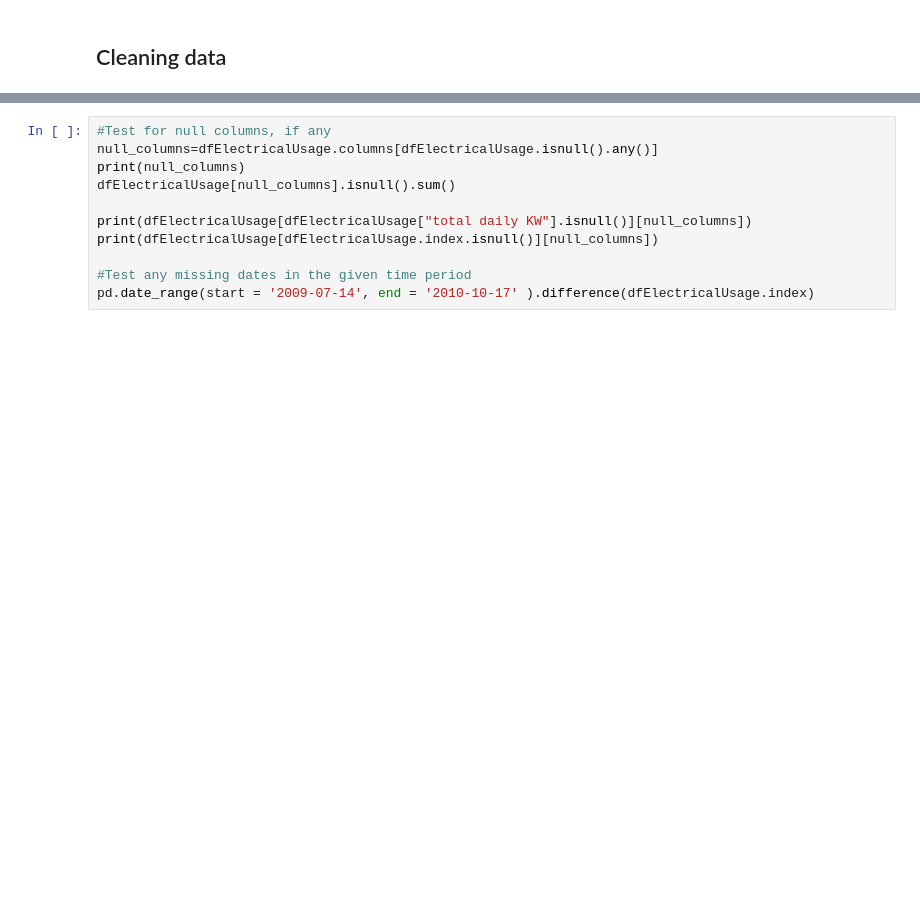
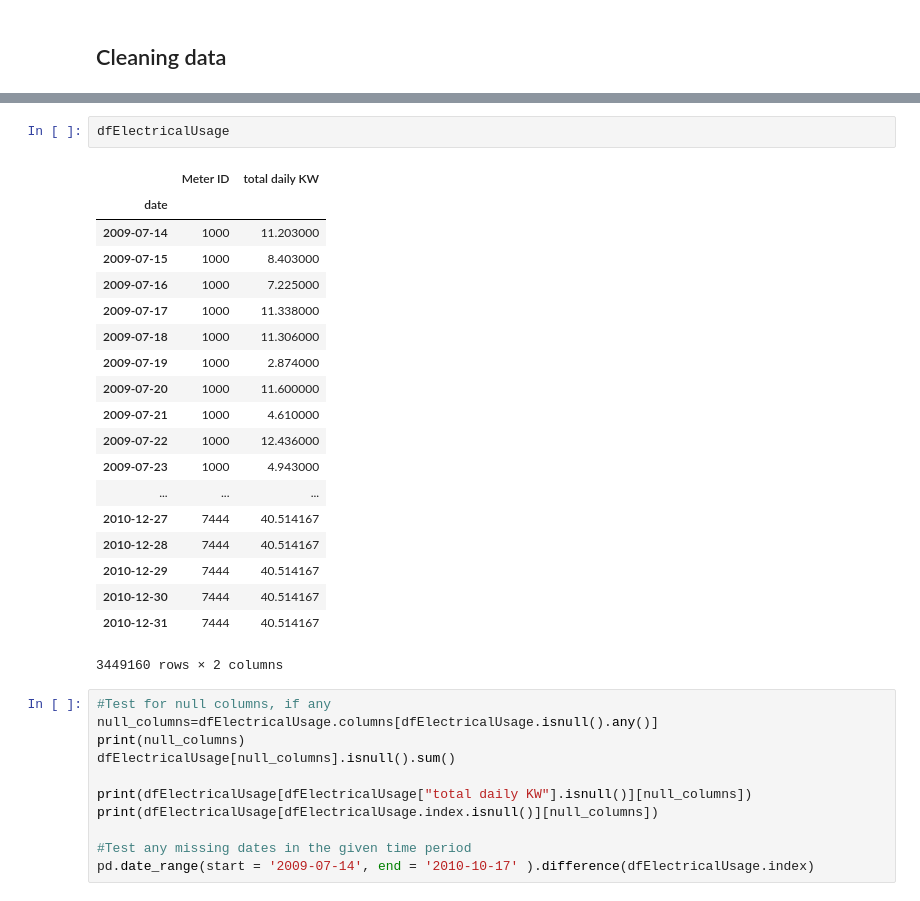
Before and after one commit to dhimanak/Nullpointers-Load_Clusters, a Jupyter notebook: Load_Clusters.ipynb, the cells around one changed output, grey strips where cells are left out. Saved outputs shown, nothing was run; the diff lists cells and outputs as text; blank space fills up the shorter version.

```diff
--- a/Load_Clusters.ipynb
+++ b/Load_Clusters.ipynb
@@ -45,6 +45,28 @@ KeyError in the future, you can use .reindex() as an alternative.
 See the documentation here:
 https://pandas.pydata.org/pandas-docs/stable/indexing.html#deprecate-loc-reindex-listlike
   import sys
+# %%
+dfElectricalUsage
+# %% [output]
+|  | Meter ID | total daily KW |
+| date |  |  |
+| 2009-07-14 | 1000 | 11.203000 |
+| 2009-07-15 | 1000 | 8.403000 |
+| 2009-07-16 | 1000 | 7.225000 |
+| 2009-07-17 | 1000 | 11.338000 |
+| 2009-07-18 | 1000 | 11.306000 |
+| 2009-07-19 | 1000 | 2.874000 |
+| 2009-07-20 | 1000 | 11.600000 |
+| 2009-07-21 | 1000 | 4.610000 |
+| 2009-07-22 | 1000 | 12.436000 |
+| 2009-07-23 | 1000 | 4.943000 |
+| ... | ... | ... |
+| 2010-12-27 | 7444 | 40.514167 |
+| 2010-12-28 | 7444 | 40.514167 |
+| 2010-12-29 | 7444 | 40.514167 |
+| 2010-12-30 | 7444 | 40.514167 |
+| 2010-12-31 | 7444 | 40.514167 |
+3449160 rows × 2 columns
 # %%
 #Test for null columns, if any
 null_columns=dfElectricalUsage.columns[dfElectricalUsage.isnull().any()]
```
Also changed, not shown: parts of 11 cells of this notebook.
